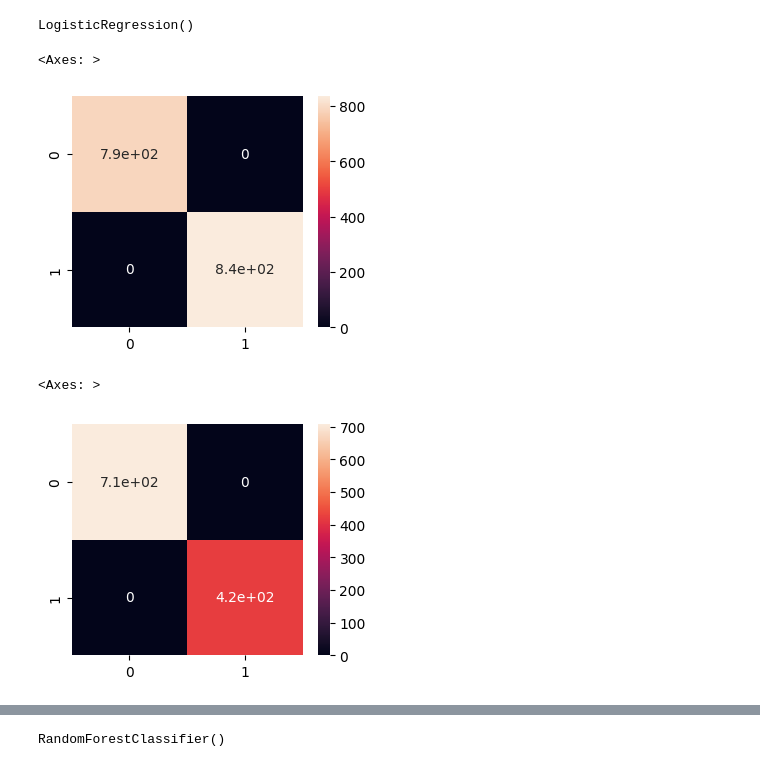
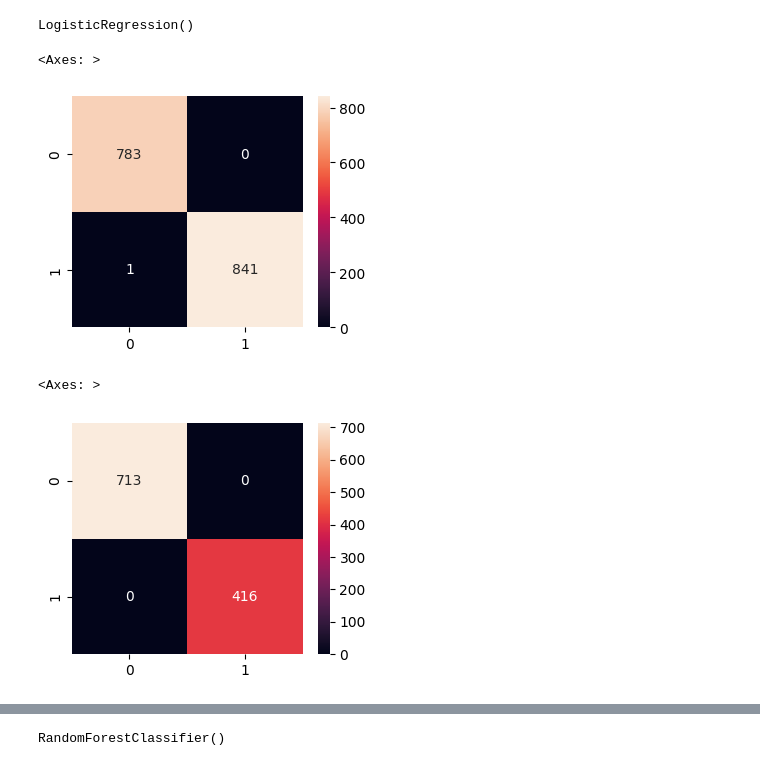
Before and after one commit to pb319/CRO_IIITL_Test, a Jupyter notebook: Final.ipynb, the cells around one changed output, grey strips where cells are left out. Drawn from its saved outputs; the diff is of its cells as text; code cells hidden in the pictures.

```diff
--- a/Final.ipynb
+++ b/Final.ipynb
@@ -130,26 +132,26 @@ LogisticRegression()
 # %%
 # Visualizing Confusion Matrix
 import matplotlib.pyplot as plt
 import seaborn as sns
 from sklearn.metrics import confusion_matrix
 
 y_pred = lreg1.predict(X_test)
 yt_pred = lreg2.predict(Xt_test)
 
 cm1 = confusion_matrix(y_pred,y_test)
 cm2 = confusion_matrix(yt_pred,yt_test)
 
 plt.figure(figsize= (4,3))
-sns.heatmap(data=cm1, annot= True,square=True)
+sns.heatmap(data=cm1, annot= True,square=True,fmt="d")
 # %% [output]
 <Axes: >
-[figure, old version]
+[figure, new version]
 # %%
 plt.figure(figsize= (4,3))
-sns.heatmap(data=cm2, annot= True,square=True)
+sns.heatmap(data=cm2, annot= True,square=True,fmt="d")
 # %% [output]
 <Axes: >
-[figure, old version]
+[figure, new version]
 # %%
 a = lreg1.score(X_test,y_test)
 b = lreg2.score(Xt_test,yt_test)
```
Also changed, not shown: parts of 9 cells of this notebook.
